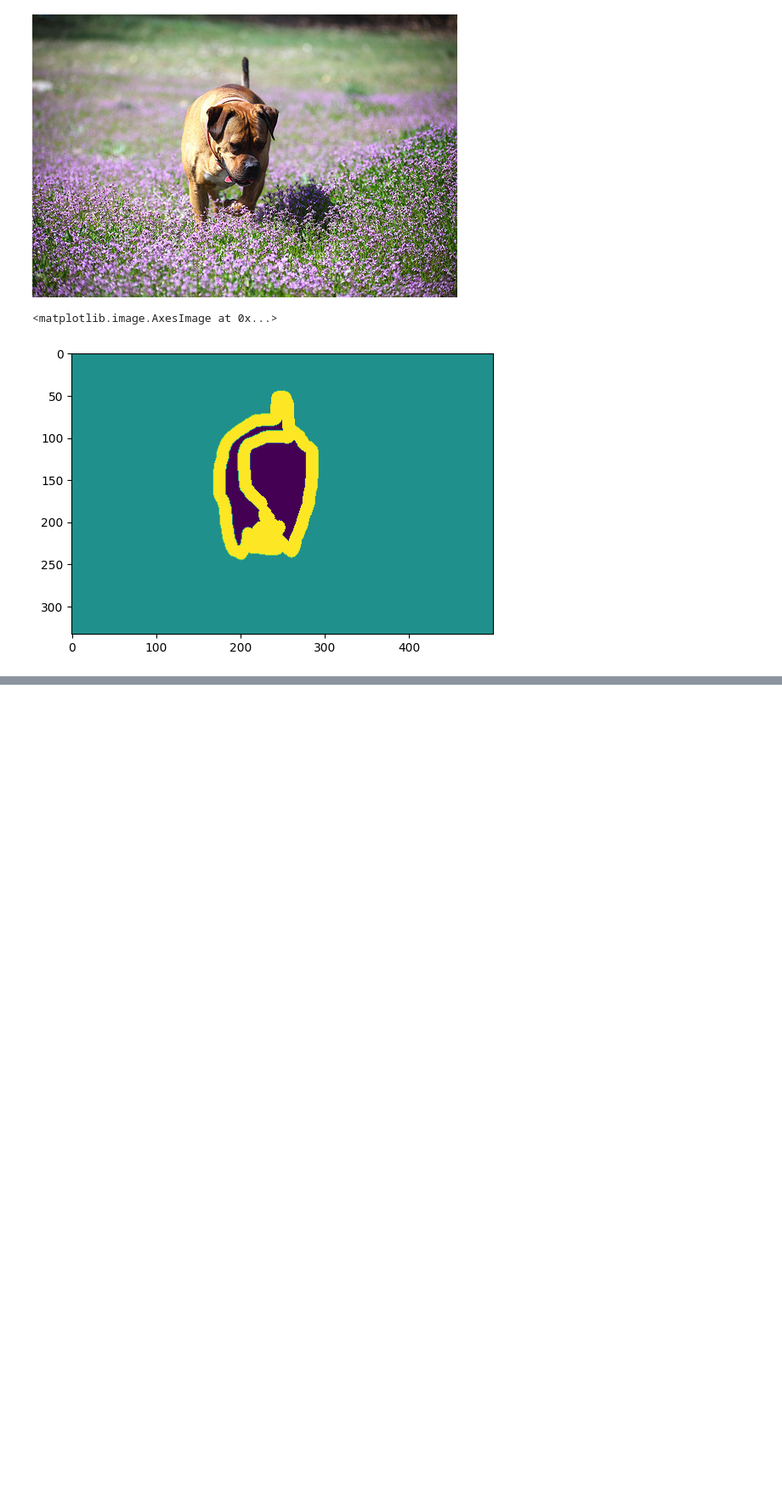
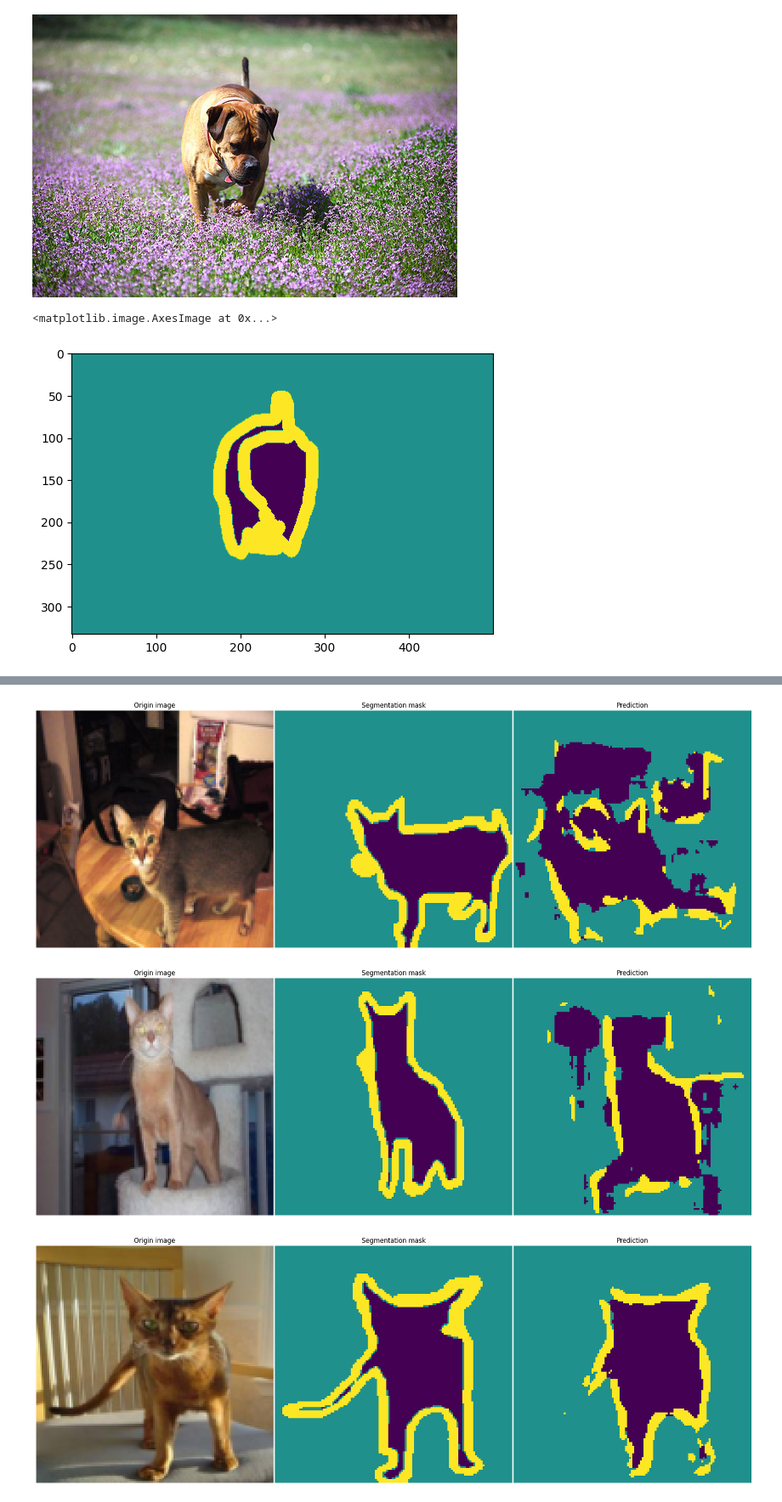
Before and after one commit to SergeBurnt/DLE_study_CV, a Jupyter notebook: segmentation_OxfordPets/Segmintation_OxfordPet.ipynb, the cells around one changed output, grey strips where cells are left out. Shown at 85% size. Saved outputs shown, nothing was run; the diff lists cells and outputs as text; code cells hidden in the pictures; blank space fills up the shorter version.

```diff
--- a/segmentation_OxfordPets/Segmintation_OxfordPet.ipynb
+++ b/segmentation_OxfordPets/Segmintation_OxfordPet.ipynb
@@ -85,0 +252,6 @@ def train(model) -> float:
+# %%
+visualize(model, next(iter(valid_loader)))
+# %% [output]
+[figure, added]
+[figure, added]
+[figure, added]
```
Also changed, not shown: parts of 13 cells of this notebook, 1 other file.
